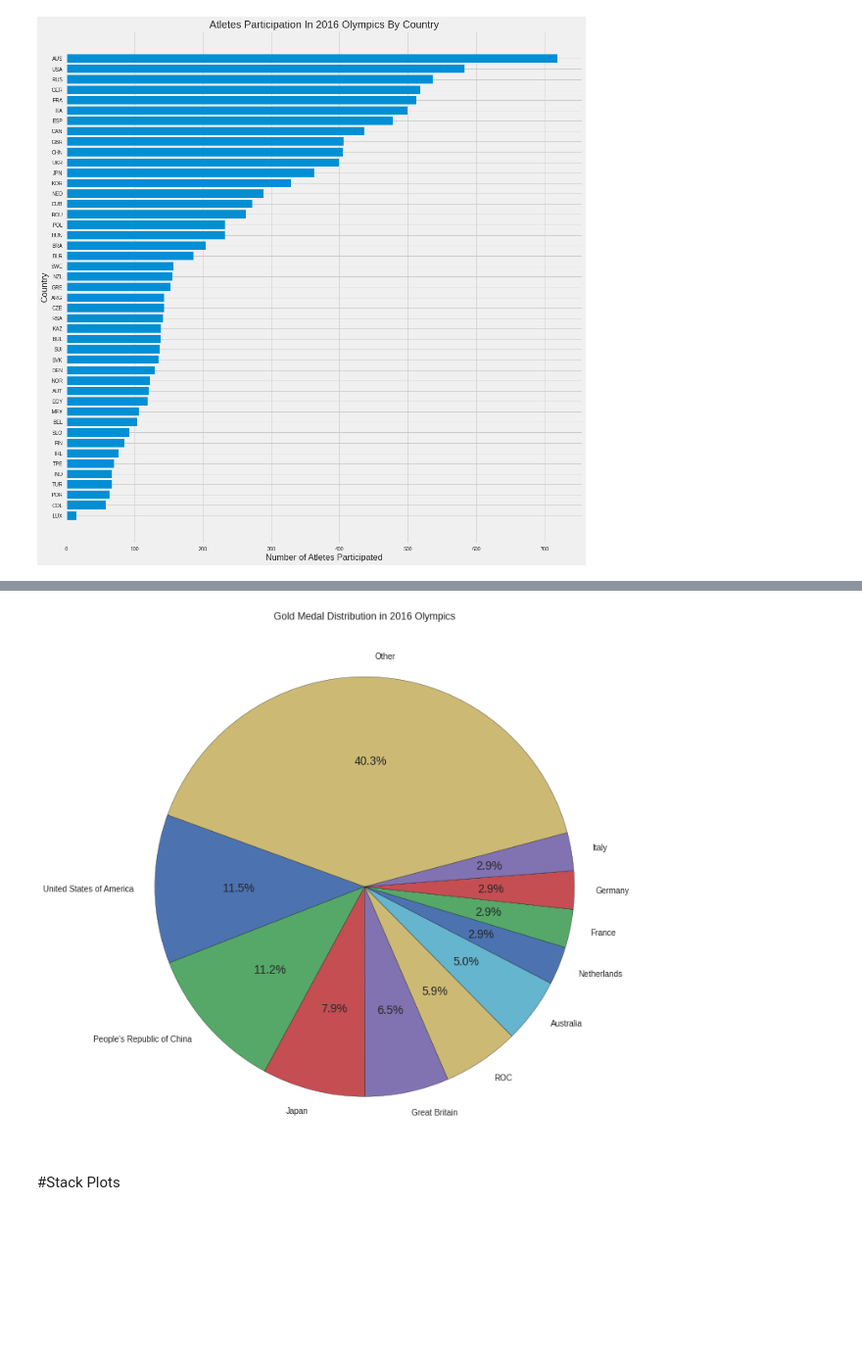
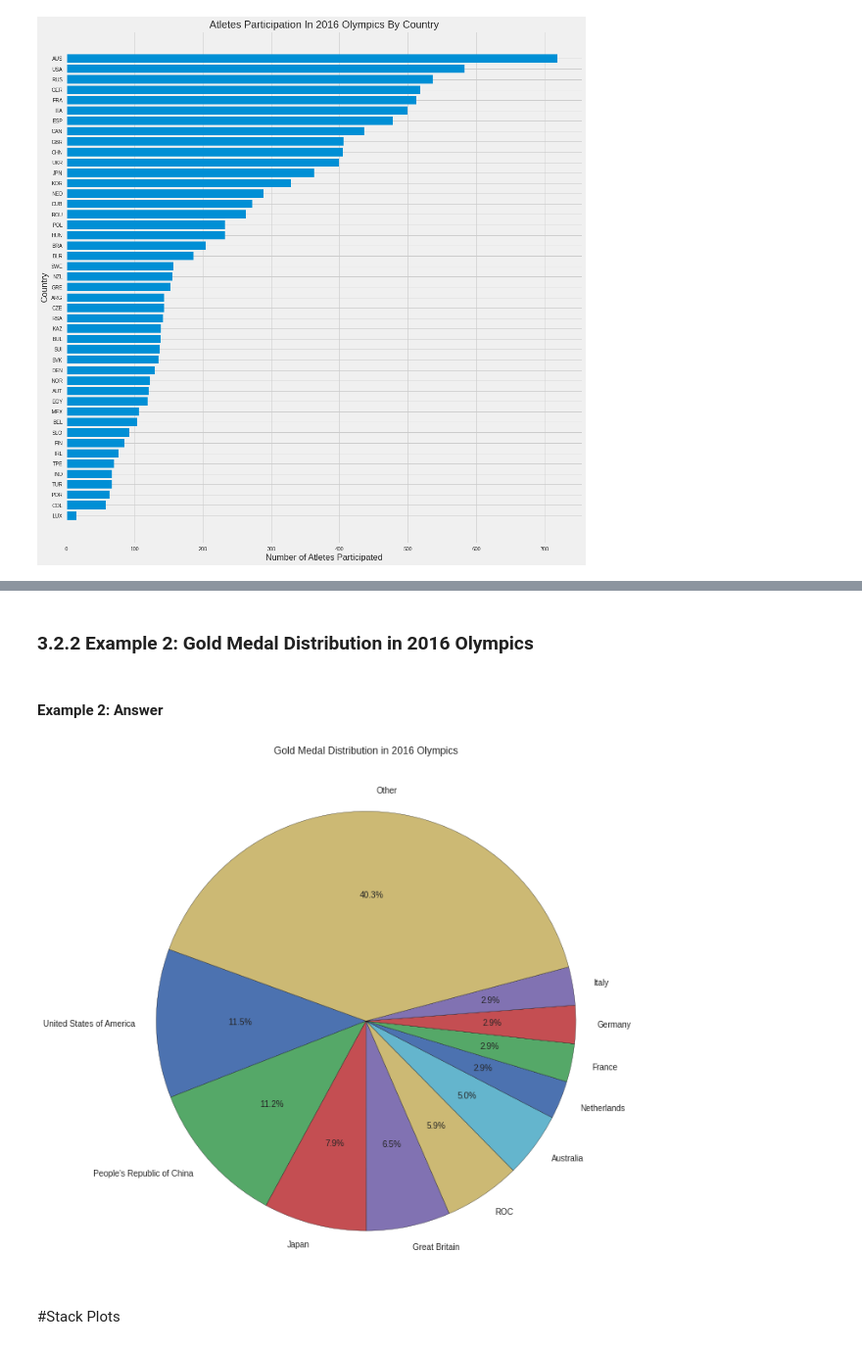
Before and after one commit to GPrathap/pythonII, a Jupyter notebook: matplotlib/matplot-new.ipynb, the cells around one changed output, grey strips where cells are left out. Shown at 98% size. Cells and saved outputs as stored; diff of their text form; code cells hidden in the pictures; blank space fills up the shorter version.

```diff
--- a/matplotlib/matplot-new.ipynb
+++ b/matplotlib/matplot-new.ipynb
@@ -360,6 +368,7 @@ If you want to plot Grouped barplots then use seaborn package using hue='groupCo
 # %% [markdown]
 ##### **Example 1**: Answer
 # %%
+df_plot.style.use('fivethirtyeight')
 female = titanic_data.loc[titanic_data['Sex']=='female',:]['Pclass'].value_counts()
 male   = titanic_data.loc[titanic_data['Sex']=='male',:]['Pclass'].value_counts()
 
@@ -369,10 +378,10 @@ male_survived = titanic_data.loc[(titanic_data['Sex']=='male') & (titanic_data['
 female_died = titanic_data.loc[(titanic_data['Sex']=='female') & (titanic_data['Survived']==0),:]['Pclass'].value_counts()
 male_died = titanic_data.loc[(titanic_data['Sex']=='male') & (titanic_data['Survived']==0),:]['Pclass'].value_counts()
 
-df_plot  = pd.DataFrame([female,female_survived,female_died,male,male_survived,male_died])
-df_plot.index=['all female','female survived','female died','all male','male survived','male died']
+df_plot  = pd.DataFrame([male,male_survived,male_died,female,female_survived,female_died])
+df_plot.index=['all male','male survived','male died','all female','female survived','female died']
 
 # Plot
 df_plot.plot(kind='bar',stacked=False,
-             title='Number of People (Survived/Died) Based On Passenger Class In Tatanic Crash');
+             title='Number of People (Survived/Died) Based On Passenger Class and Gender In Tatanic Crash');
 # %% [output]
@@ -629,29 +650,35 @@ plt.show()
+# %% [markdown]
+### 3.2.2 **Example 2**: Gold Medal Distribution in 2016 Olympics
+# %% [markdown]
+#### **Example 2**: Answer
 # %%
 from matplotlib import pyplot as plt
+import numpy as np
+
 plt.figure(figsize=(10,10))
 plt.style.use("seaborn")
 
 #loading the data from CSV
-medals_data = pd.read_excel('/content/drive/MyDrive/Colab Notebooks/data/Medals.xlsx')
+medals_data = pd.read_excel('/content/sample_data/Medals.xlsx')
 
 top_10_gold_countries = np.array(medals_data['Gold'].to_numpy()[0:10])
 top_10_gold_countries_name = np.array(medals_data['Team/NOC'].to_numpy()[0:10])
 totalGoldByOther = medals_data['Gold'].sum() - top_10_gold_countries.sum()
 
 top_10_gold_countries = np.append(top_10_gold_countries, totalGoldByOther)
 top_10_gold_countries_name =  np.append(top_10_gold_countries_name, "Other")
 
 explode = [0, 0, 0, 0, 0, 0,0,0,0,0,0]
 
 plt.pie(top_10_gold_countries, labels=top_10_gold_countries_name, explode=explode, shadow=False,
         startangle=160, autopct='%1.1f%%',
         wedgeprops={'edgecolor': 'black'})
 
 plt.title("Gold Medal Distribution in 2016 Olympics")
 plt.tight_layout()
 plt.show()
 # %% [output]
-[figure, old version]
+[figure, new version]
 # %% [markdown]
 #Stack Plots
 # %%
```
Also changed, not shown: parts of 11 cells of this notebook.
